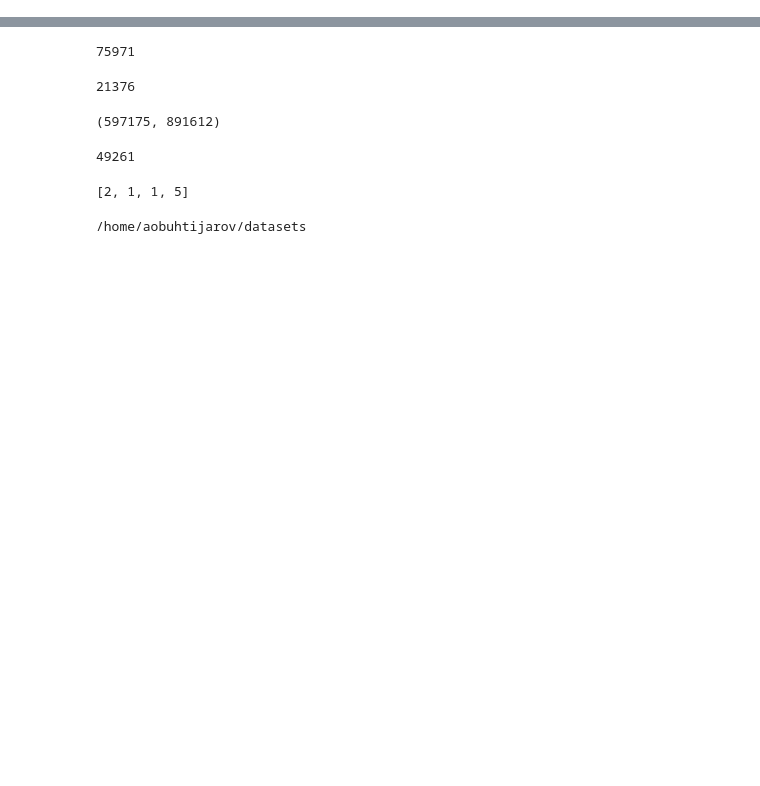
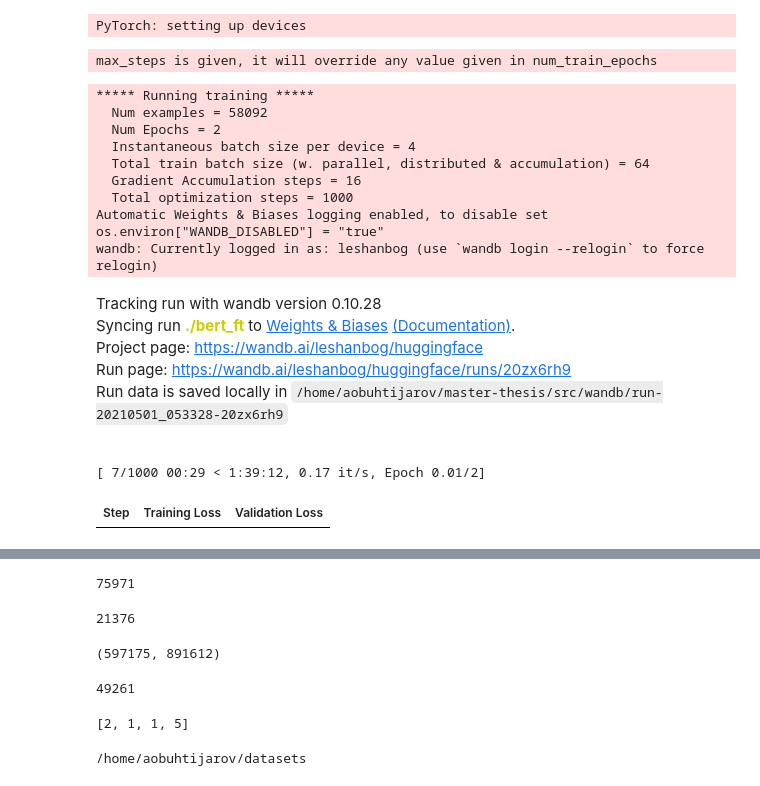
Before and after one commit to leshanbog/master-thesis, a Jupyter notebook: src/polygon.ipynb, the cells around one changed output, grey strips where cells are left out. Saved outputs shown, nothing was run; the diff lists cells and outputs as text; code cells hidden in the pictures; blank space fills up the shorter version.

```diff
--- a/src/polygon.ipynb
+++ b/src/polygon.ipynb
@@ -14,0 +174,62 @@ ria_path = '/home/aobuhtijarov/datasets/ria/ria.shuffled.train.json'
+# %%
+full_dataset = MLMFTDataset([t['text'] for t in lenta_records + ria_records], tokenizer)
+# %%
+train_fraq = 0.9
+
+train_size = int(train_fraq * len(full_dataset))
+test_size = int((1-train_fraq) * 0.5 * len(full_dataset))
+
+train_dataset, test_dataset, eval_dataset = \
+    torch.utils.data.random_split(full_dataset, [train_size, test_size, len(full_dataset) - train_size - test_size])
+# %%
+training_args = TrainingArguments(
+    output_dir='./bert_ft',
+    do_train=True,
+    do_eval=True,
+    per_device_train_batch_size=4,
+    per_device_eval_batch_size=4,
+    gradient_accumulation_steps=16,
+    evaluation_strategy='steps',
+    learning_rate=3e-5,
+    warmup_steps=300,
+    overwrite_output_dir=False,
+    logging_steps=25,
+    eval_steps=50,
+    save_steps=50,
+    max_steps=1000,
+    save_total_limit=1,
+    weight_decay=0.01,
+    report_to='wandb',
+)
+# %% [output]
+PyTorch: setting up devices
+# %%
+trainer = Trainer(
+    model=model,
+    args=training_args,
+    train_dataset=train_dataset,
+    eval_dataset=eval_dataset,
+    tokenizer=tokenizer,
+    data_collator=data_collator,
+)
+# %% [output]
+max_steps is given, it will override any value given in num_train_epochs
+# %%
+trainer.train()
+# %% [output]
+***** Running training *****
+  Num examples = 58092
+  Num Epochs = 2
+  Instantaneous batch size per device = 4
+  Total train batch size (w. parallel, distributed & accumulation) = 64
+  Gradient Accumulation steps = 16
+  Total optimization steps = 1000
+Automatic Weights & Biases logging enabled, to disable set os.environ["WANDB_DISABLED"] = "true"
+wandb: Currently logged in as: leshanbog (use `wandb login --relogin` to force relogin)
+Tracking run with wandb version 0.10.28
+Syncing run ./bert_ft to Weights & Biases (Documentation).
+Project page: https://wandb.ai/leshanbog/huggingface
+Run page: https://wandb.ai/leshanbog/huggingface/runs/20zx6rh9
+Run data is saved locally in /home/aobuhtijarov/master-thesis/src/wandb/run-20210501_053328-20zx6rh9
+[ 7/1000 00:29 < 1:39:12, 0.17 it/s, Epoch 0.01/2]
+| Step | Training Loss | Validation Loss |
```
Also changed, not shown: parts of 47 cells of this notebook, 11 other files.
